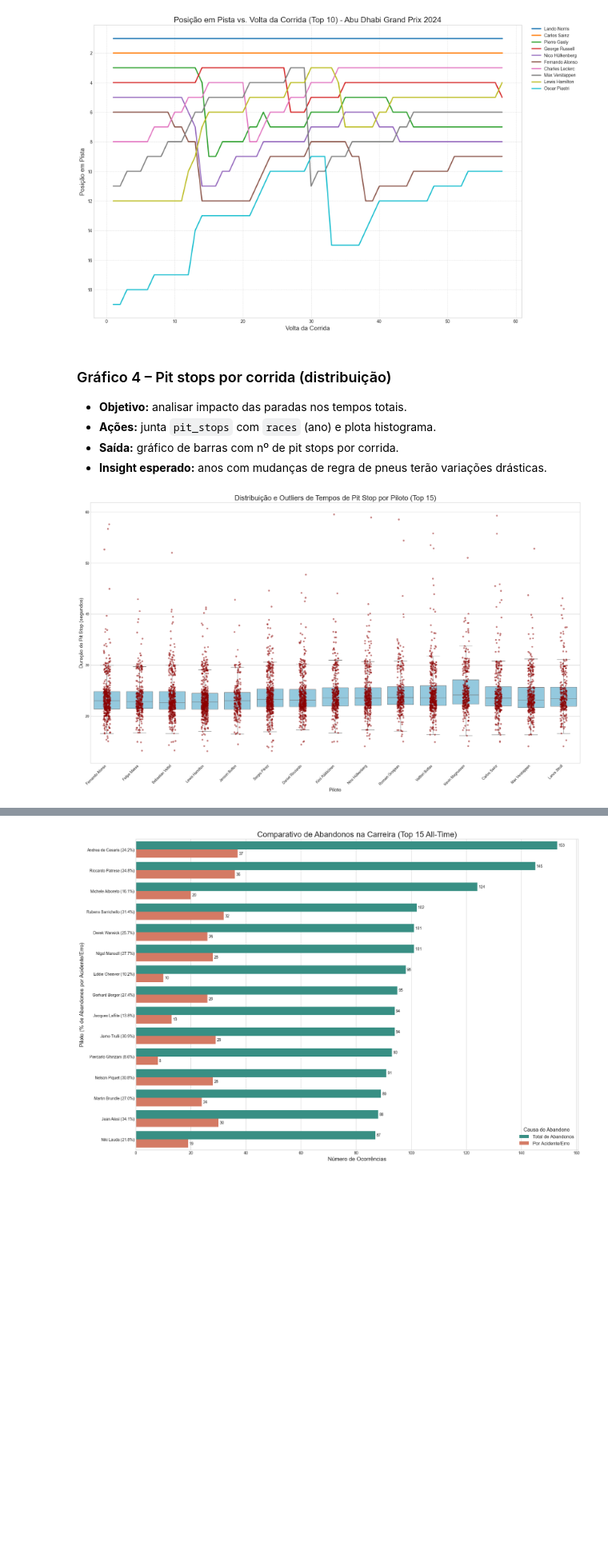
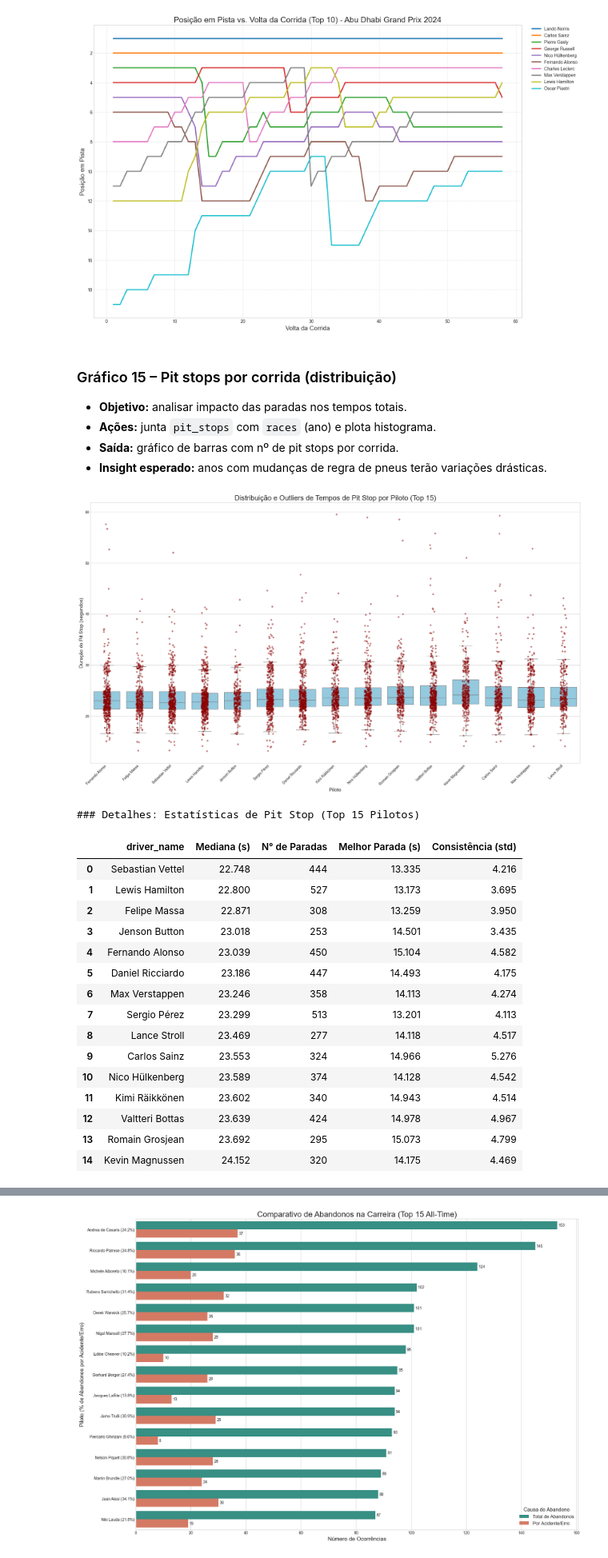
Before and after one commit to Julio1099/formula1-analytics, a Jupyter notebook: Data Layer/raw/i.ipynb, the cells around one changed output, grey strips where cells are left out. Shown at 80% size. Cells and saved outputs as stored; diff of their text form; code cells hidden in the pictures; blank space fills up the shorter version.

```diff
--- a/Data Layer/raw/i.ipynb
+++ b/Data Layer/raw/i.ipynb
@@ -995,7 +1198,7 @@ else:
 # %% [output]
 [figure]
 # %% [markdown]
-### Gráfico 4 – Pit stops por corrida (distribuição)
+### Gráfico 15 – Pit stops por corrida (distribuição)
 - **Objetivo:** analisar impacto das paradas nos tempos totais.
 - **Ações:** junta `pit_stops` com `races` (ano) e plota histograma.
 - **Saída:** gráfico de barras com nº de pit stops por corrida.
@@ -1003,21 +1206,67 @@ else:
 # %%
 pit_stops_cleaned_df = dataframes['pit_stops'].withColumn(
     "duration_sec",
     when(col("duration").contains(":"),(split(col("duration"), ":").getItem(0).cast("double") * 60) + (split(col("duration"), ":").getItem(1).cast("double"))
     ).otherwise(col("duration").cast("double"))
 ).filter(col("duration_sec").isNotNull() & (col("duration_sec") < 60))
 top_drivers_by_pitstops = pit_stops_cleaned_df.groupBy("driverId").count().orderBy(col("count").desc()).limit(15)
 pit_stops_top_drivers = pit_stops_cleaned_df.join(top_drivers_by_pitstops, "driverId", "inner").join(dataframes['drivers'], "driverId", "left").withColumn("driver_name", concat_ws(" ", col("forename"), col("surname"))).select("driver_name", "duration_sec")
 plot_data_4 = pit_stops_top_drivers.toPandas()
 plt.figure(figsize=(20, 12))
 sns.boxplot(data=plot_data_4, x="driver_name", y="duration_sec", color='skyblue', showfliers=False)
 sns.stripplot(data=plot_data_4, x="driver_name", y="duration_sec", color='darkred', alpha=0.5, jitter=True)
 plt.title('Distribuição e Outliers de Tempos de Pit Stop por Piloto (Top 15)', fontsize=20)
 plt.xlabel('Piloto', fontsize=14)
 plt.ylabel('Duração do Pit Stop (segundos)', fontsize=14)
 plt.xticks(rotation=45, ha="right")
 plt.tight_layout()
 plt.show()
+
+summary_df = plot_data_4.groupby('driver_name')['duration_sec'].agg(
+    ['median', 'count', 'min', 'std']
+).reset_index()
+
+summary_df.rename(columns={
+    'median': 'Mediana (s)',
+    'count': 'N° de Paradas',
+    'min': 'Melhor Parada (s)',
+    'std': 'Consistência (std)'
+}, inplace=True)
+summary_df.sort_values('Mediana (s)', inplace=True)
+
+print(f"\n### Detalhes: Estatísticas de Pit Stop (Top 15 Pilotos)")
+summary_df = plot_data_4.groupby('driver_name')['duration_sec'].agg(
+    ['median', 'count', 'min', 'std']
+).reset_index()
+summary_df.rename(columns={
+    'median': 'Mediana (s)',
+    'count': 'N° de Paradas',
+    'min': 'Melhor Parada (s)',
+    'std': 'Consistência (std)'
+}, inplace=True)
+summary_df.sort_values('Mediana (s)', inplace=True)
+table_data = summary_df.copy()
+table_data['Mediana (s)'] = table_data['Mediana (s)'].map('{:.3f}'.format)
+table_data['Melhor Parada (s)'] = table_data['Melhor Parada (s)'].map('{:.3f}'.format)
+table_data['Consistência (std)'] = table_data['Consistência (std)'].map('{:.3f}'.format)
+display(table_data.reset_index(drop=True))
 # %% [output]
-[figure, old version]
+[figure, new version]
+### Detalhes: Estatísticas de Pit Stop (Top 15 Pilotos)
+|  | driver_name | Mediana (s) | N° de Paradas | Melhor Parada (s) | Consistência (std) |
+| 0 | Sebastian Vettel | 22.748 | 444 | 13.335 | 4.216 |
+| 1 | Lewis Hamilton | 22.800 | 527 | 13.173 | 3.695 |
+| 2 | Felipe Massa | 22.871 | 308 | 13.259 | 3.950 |
+| 3 | Jenson Button | 23.018 | 253 | 14.501 | 3.435 |
+| 4 | Fernando Alonso | 23.039 | 450 | 15.104 | 4.582 |
+| 5 | Daniel Ricciardo | 23.186 | 447 | 14.493 | 4.175 |
+| 6 | Max Verstappen | 23.246 | 358 | 14.113 | 4.274 |
+| 7 | Sergio Pérez | 23.299 | 513 | 13.201 | 4.113 |
+| 8 | Lance Stroll | 23.469 | 277 | 14.118 | 4.517 |
+| 9 | Carlos Sainz | 23.553 | 324 | 14.966 | 5.276 |
+| 10 | Nico Hülkenberg | 23.589 | 374 | 14.128 | 4.542 |
+| 11 | Kimi Räikkönen | 23.602 | 340 | 14.943 | 4.514 |
+| 12 | Valtteri Bottas | 23.639 | 424 | 14.978 | 4.967 |
+| 13 | Romain Grosjean | 23.692 | 295 | 15.073 | 4.799 |
+| 14 | Kevin Magnussen | 24.152 | 320 | 14.175 | 4.469 |
 # %% [markdown]
```
Also changed, not shown: parts of 37 cells of this notebook.
